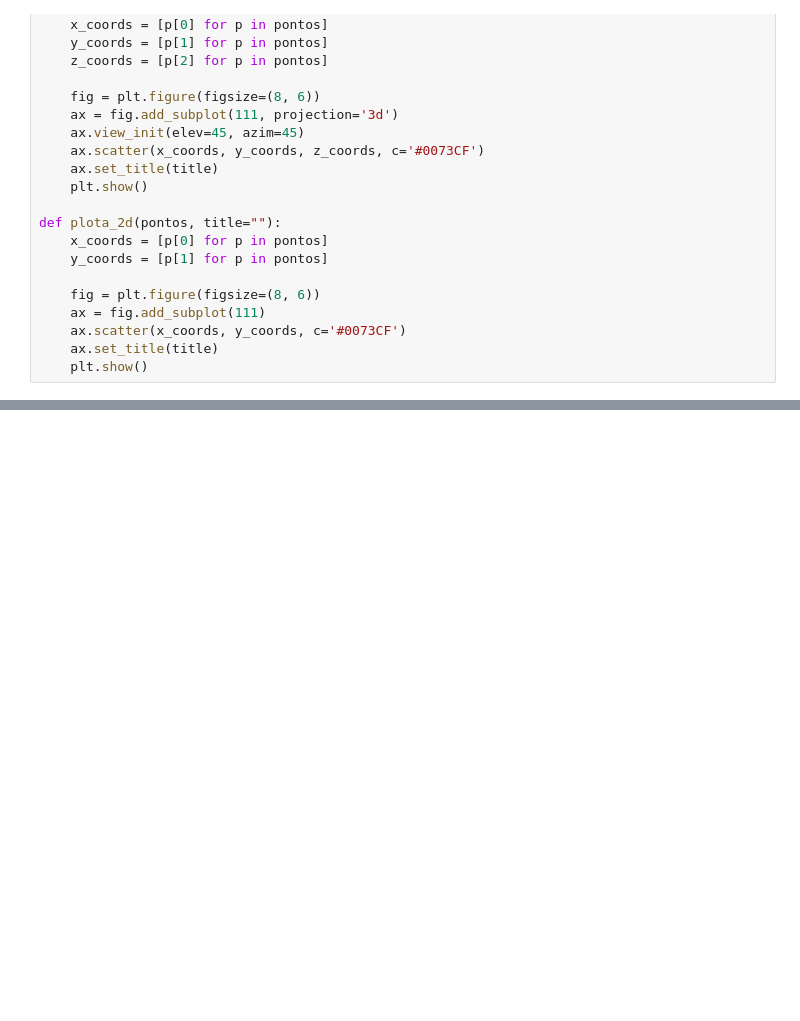
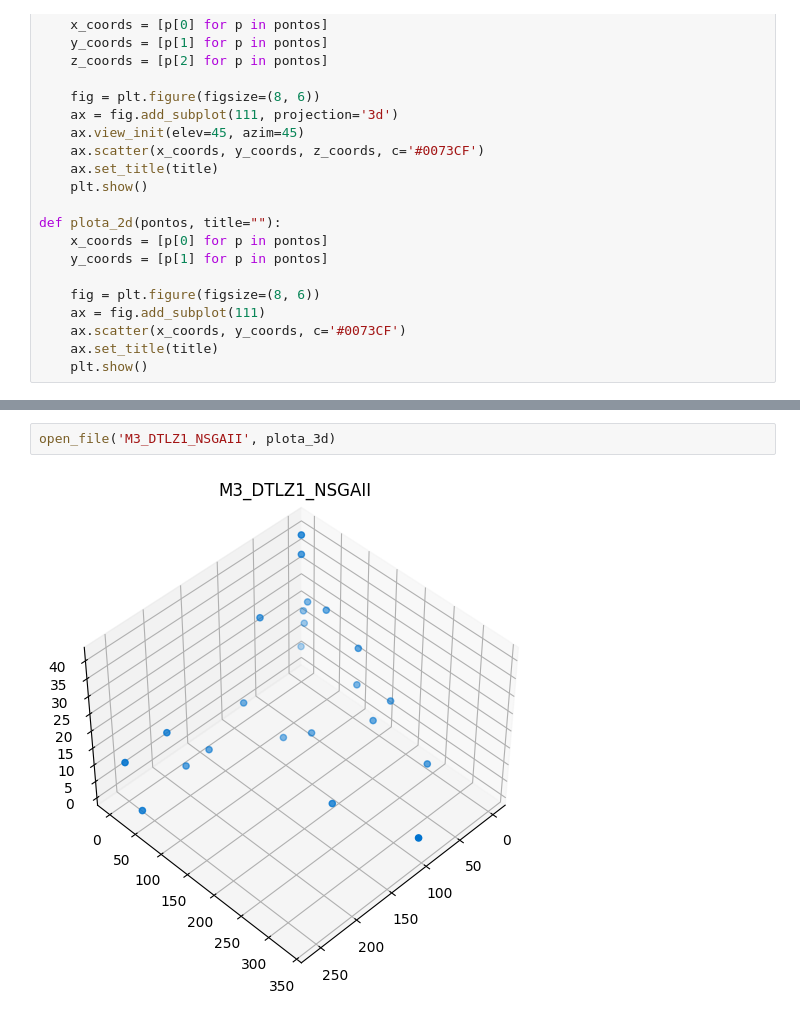
Before and after one commit to DCOMP-UFS/PyManyobjective, a Jupyter notebook: Test.ipynb, the cells around one changed output, grey strips where cells are left out. Cells and saved outputs as stored; diff of their text form; blank space fills up the shorter version.

Commit message:
Testes plotados

```diff
--- a/Test.ipynb
+++ b/Test.ipynb
@@ -51,0 +52,4 @@ open_file('M6_DTLZ1_MRGA', plota_3d)
+# %%
+open_file('M3_DTLZ1_NSGAII', plota_3d)
+# %% [output]
+[figure, added]
```
Also changed, not shown: parts of 6 cells of this notebook, 5 other files.
